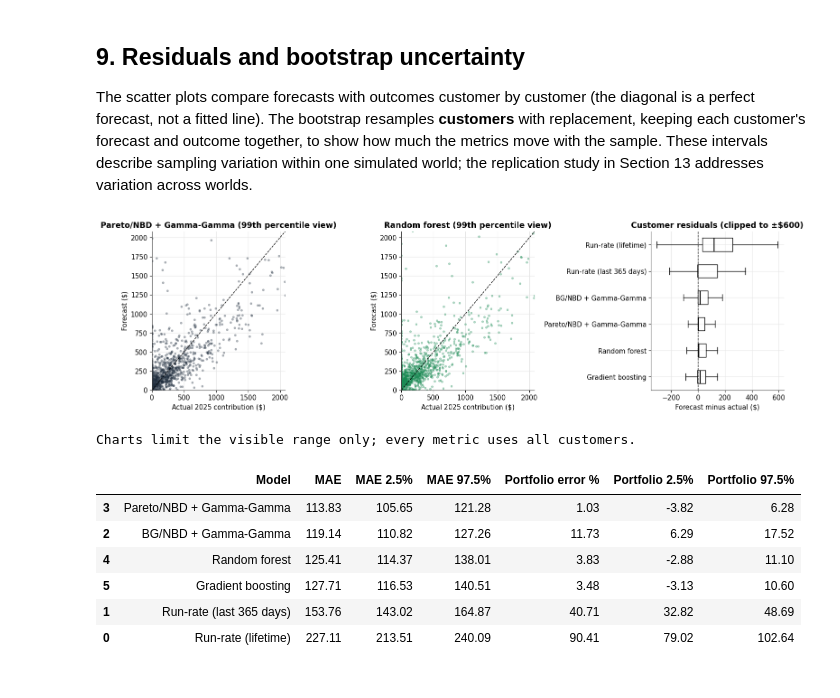
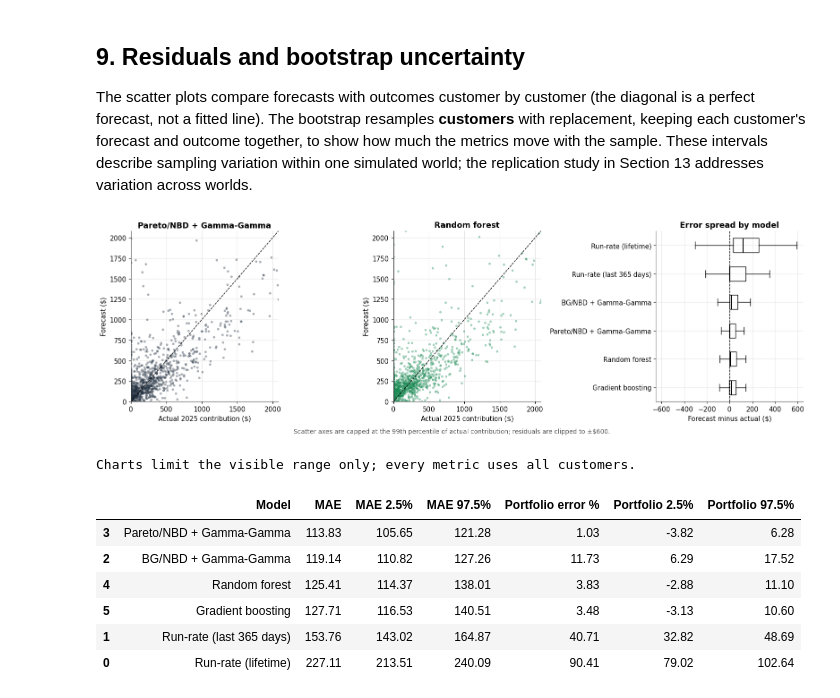
Before and after one commit to joedom99/predictive-clv-modeling, a Jupyter notebook: 02_predictive_clv_model_comparison.ipynb, the cells around one changed output. Saved outputs shown, nothing was run; the diff lists cells and outputs as text; code cells hidden in the pictures.

Commit message:
Add files via upload
Fixed some plotting issues

```diff
--- a/02_predictive_clv_model_comparison.ipynb
+++ b/02_predictive_clv_model_comparison.ipynb
@@ -561,27 +561,29 @@ Customers with no repeat purchase by 2024 year-end: 183
 
 The scatter plots compare forecasts with outcomes customer by customer (the diagonal is a perfect forecast, not a fitted line). The bootstrap resamples **customers** with replacement, keeping each customer's forecast and outcome together, to show how much the metrics move with the sample. These intervals describe sampling variation within one simulated world; the replication study in Section 13 addresses variation across worlds.
 # %%
-fig, axes = plt.subplots(1, 3, figsize=(15, 4.5))
+fig, axes = plt.subplots(1, 3, figsize=(16, 4.8))
 cap = np.percentile(preds.actual_contribution, 99)
 for ax, key in zip(axes[:2], ['pareto_gg', 'random_forest']):
     ax.scatter(preds.actual_contribution, preds[f'contrib_{key}'], s=8, alpha=0.3, color=COLOR[key])
     ax.plot([0, cap], [0, cap], ls='--', color='black', lw=1)
     ax.set(xlim=(0, cap), ylim=(0, cap), xlabel='Actual 2025 contribution ($)',
-           ylabel='Forecast ($)', title=f'{LABEL[key]} (99th percentile view)')
+           ylabel='Forecast ($)', title=LABEL[key])
 resid = [(preds[f'contrib_{k}'] - preds.actual_contribution).clip(-600, 600) for k in MODELS]
 try:   # Matplotlib >= 3.10
     axes[2].boxplot(resid, showfliers=False, orientation='horizontal', tick_labels=[LABEL[k] for k in MODELS],
                     medianprops={'color': 'black', 'lw': 1.5})
 except TypeError:
     axes[2].boxplot(resid, showfliers=False, vert=False, labels=[LABEL[k] for k in MODELS],
                     medianprops={'color': 'black', 'lw': 1.5})
 axes[2].invert_yaxis()
 axes[2].axvline(0, color='black', ls='--', lw=1)
-axes[2].set(xlabel='Forecast minus actual ($)', title='Customer residuals (clipped to ±$600)')
-plt.tight_layout(); plt.savefig(OUTPUT / 'fig_residuals.png', dpi=200); plt.show()
+axes[2].set_xlim(-650, 650)
+fig.text(0.5, -0.02, 'Scatter axes are capped at the 99th percentile of actual contribution; residuals are clipped to ±$600.', ha='center', fontsize=10, color='#555555')
+axes[2].set(xlabel='Forecast minus actual ($)', title='Error spread by model')
+plt.tight_layout(); plt.savefig(OUTPUT / 'fig_residuals.png', dpi=200, bbox_inches='tight'); plt.show()
 print('Charts limit the visible range only; every metric uses all customers.')
 # %% [output]
-[figure, old version]
+[figure, new version]
 Charts limit the visible range only; every metric uses all customers.
 # %%
 rng = np.random.default_rng(SEED + 2)
```
Also changed, not shown: parts of 6 cells of this notebook.
